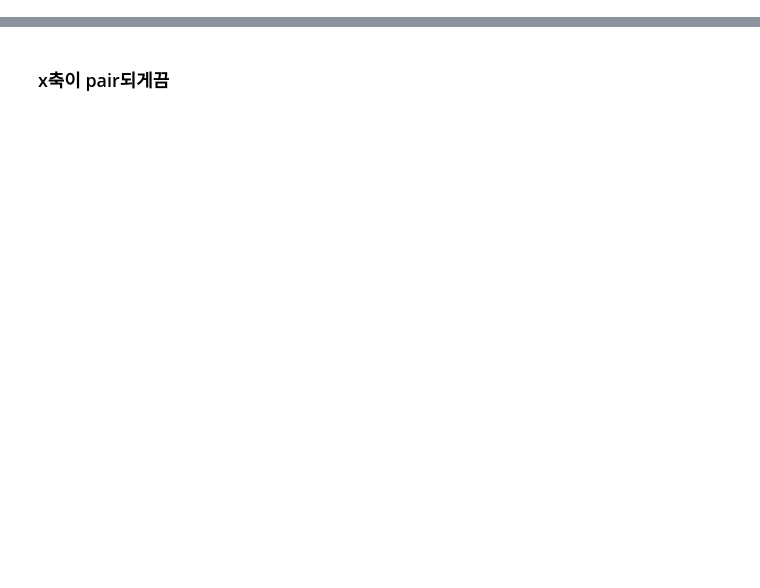
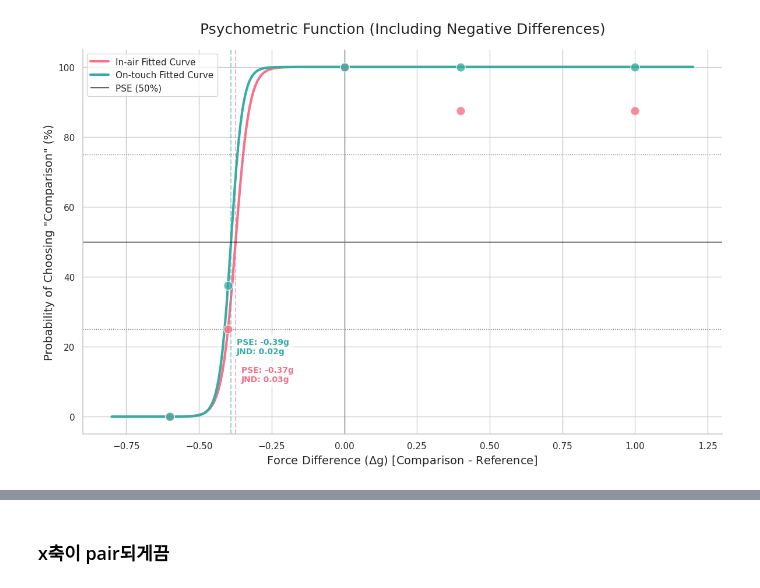
Before and after one commit to kyungeunvoyage/NailFoldExp, a Jupyter notebook: Analysis/(Analysis)Force_Discrimination.ipynb, the cells around one changed output, grey strips where cells are left out. Cells and saved outputs as stored; diff of their text form; code cells hidden in the pictures; blank space fills up the shorter version.

```diff
--- a/Analysis/(Analysis)Force_Discrimination.ipynb
+++ b/Analysis/(Analysis)Force_Discrimination.ipynb
@@ -193,3 +334,103 @@ else:
+# %%
+import pandas as pd
+import numpy as np
+import seaborn as sns
+import matplotlib.pyplot as plt
+from scipy.optimize import curve_fit
+from scipy.special import expit
+
+# 1. 데이터 로드 및 통합
+file_names = ['P1_ForceDiscrimination.csv', 'P2_ForceDiscrimination.csv']
+data_list = []
+
+for file in file_names:
+    try:
+        temp_df = pd.read_csv(file)
+        data_list.append(temp_df)
+    except FileNotFoundError:
+        print(f"파일을 찾을 수 없습니다: {file}")
+
+if not data_list:
+    print("데이터가 없습니다.")
+else:
+    df = pd.concat(data_list, ignore_index=True)
+
+    # --- 핵심 수정 1: Force Difference 계산 (절댓값 제거) ---
+    # Comparison - Reference (예: 0.6 - 1.0 = -0.4)
+    df['ForceDiff'] = df['Comparison'] - df['Reference']
+
+    # --- 핵심 수정 2: 로지스틱 모델 정의 (0에서 1까지 전체 구간) ---
+    # x0: PSE (Point of Subjective Equality, 50% 지점)
+    # k: 곡선의 기울기 (민감도)
+    def logistic_model(x, k, x0):
+        return expit(k * (x - x0))
+
+    # 3. 시각화 설정
+    plt.figure(figsize=(12, 8))
+    sns.set_theme(style="whitegrid")
+
+    available_conditions = df['Condition'].unique()
+    colors = sns.color_palette("husl", len(available_conditions))
+
+    # X축 범위를 마이너스부터 플러스까지 설정
+    x_min, x_max = df['ForceDiff'].min(), df['ForceDiff'].max()
+    x_smooth = np.linspace(x_min - 0.2, x_max + 0.2, 300)
+
+    for i, cond in enumerate(available_conditions):
+        cond_data = df[df['Condition'] == cond]
+        if cond_data.empty: continue
+
+        # --- 핵심 수정 3: Y축을 '비교 자극 선택 비율'로 계산 ---
+        # ChoseComparison 컬럼의 평균을 구함 (0.0 ~ 1.0)
+        fit_data = cond_data.groupby('ForceDiff')['ChoseComparison'].mean().reset_index()
+
+        X_fit = fit_data['ForceDiff'].values
+        Y_fit = fit_data['ChoseComparison'].values
+
+        try:
+            # 커브 피팅 (초기값 x0는 0 근처로 설정)
+            popt, _ = curve_fit(logistic_model, X_fit, Y_fit, p0=[10, 0.0], bounds=([0, -1], [50, 1]))
+            k_fit, x0_fit = popt
+
+            # 곡선 및 데이터 포인트 그리기
+            y_smooth = logistic_model(x_smooth, k_fit, x0_fit) * 100
+            plt.plot(x_smooth, y_smooth, color=colors[i], linewidth=3, label=f'{cond} Fitted Curve')
+            plt.scatter(fit_data['ForceDiff'], fit_data['ChoseComparison'] * 100,
+                        color=colors[i], s=120, alpha=0.8, edgecolor='white', zorder=5)
+
+            # JND 및 PSE 계산
+            # JND는 보통 (75% 지점 - 25% 지점) / 2 로 정의하거나 75% - 50% 차이로 정의함
+            pse = x0_fit
+            # 75% 지점 x값 찾기: logit(0.75) = k(x - x0) -> x = x0 + logit(0.75)/k
+            x75 = x0_fit + (np.log(0.75 / 0.25) / k_fit)
+            jnd = x75 - pse
+
+            # 지표 표시
+            plt.axvline(pse, color=colors[i], linestyle='--', alpha=0.5)
+            plt.text(pse + 0.02, 10 + (i*8), f'PSE: {pse:.2f}g\nJND: {jnd:.2f}g',
+                     color=colors[i], fontsize=10, fontweight='bold',
+                     bbox=dict(facecolor='white', alpha=0.7, edgecolor='none'))
+
+        except Exception as e:
+            print(f"{cond} 피팅 실패: {e}")
+
+    # 4. 가이드라인 및 디테일
+    plt.axhline(75, color='gray', linestyle=':', linewidth=1)
+    plt.axhline(50, color='black', linestyle='-', linewidth=1, label='PSE (50%)')
+    plt.axhline(25, color='gray', linestyle=':', linewidth=1)
+    plt.axvline(0, color='gray', linewidth=1) # Reference와 같은 지점
+
+    plt.title('Psychometric Function (Including Negative Differences)', fontsize=18, pad=20)
+    plt.xlabel('Force Difference ($\Delta$g) [Comparison - Reference]', fontsize=14)
+    plt.ylabel('Probability of Choosing "Comparison" (%)', fontsize=14)
+    plt.ylim(-5, 105)
+    plt.legend(frameon=True, loc='upper left')
+    sns.despine()
+
+    plt.tight_layout()
+    plt.show()
+# %% [output]
+[figure, added]
 # %%
 # 2. 데이터 전처리
 def clean_force(x):
```
Also changed, not shown: parts of 9 cells of this notebook.
